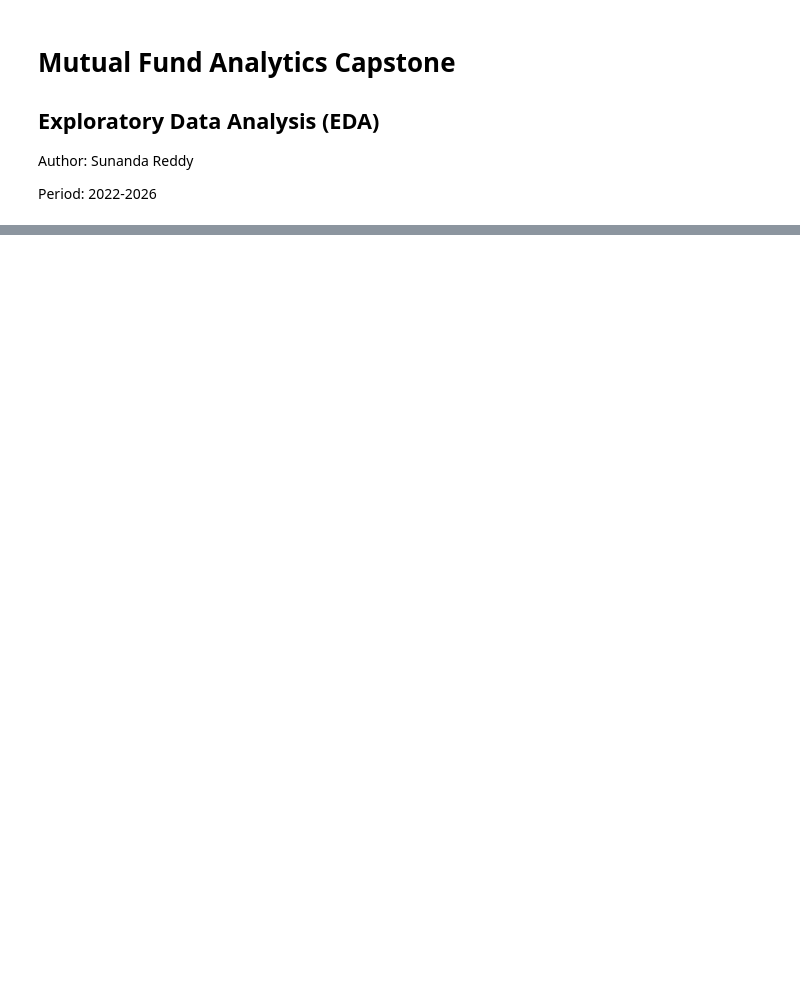
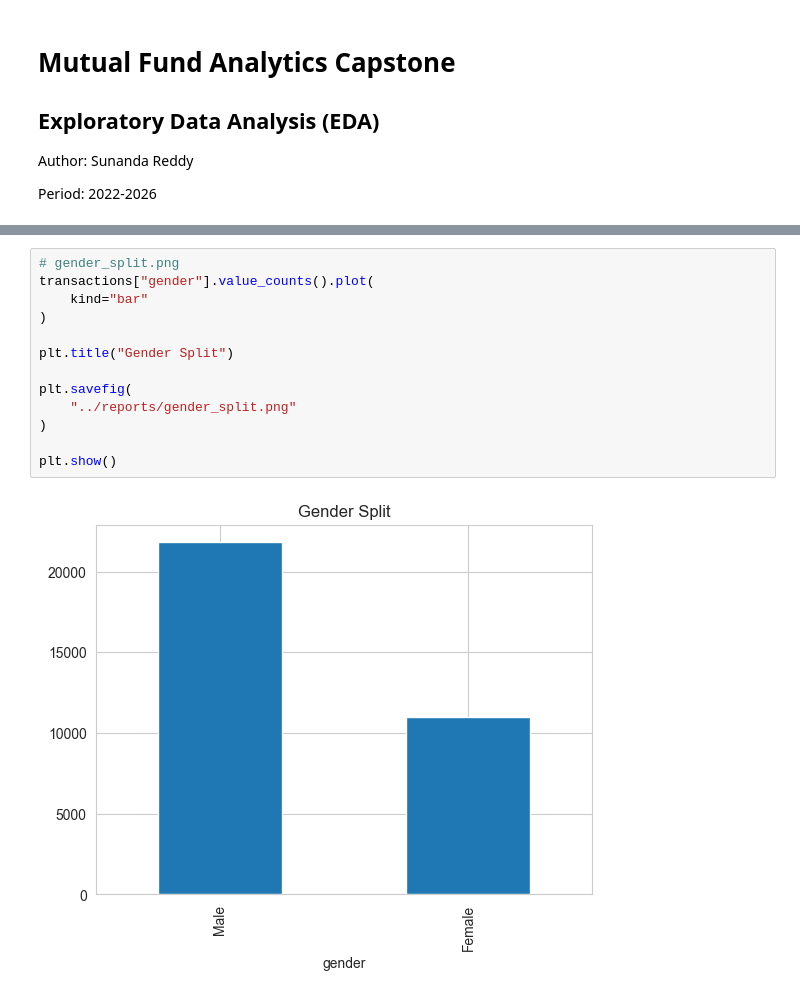
Before and after one commit to sagilisunandhaReddy/capstone_project, a Jupyter notebook: notebooks/03_eda_analysis.ipynb, the cells around one changed output, grey strips where cells are left out. Drawn from its saved outputs; the diff is of its cells as text; blank space fills up the shorter version.

```diff
--- a/notebooks/03_eda_analysis.ipynb
+++ b/notebooks/03_eda_analysis.ipynb
@@ -490,0 +181,15 @@ plt.show()
+# %%
+# gender_split.png
+transactions["gender"].value_counts().plot(
+    kind="bar"
+)
+
+plt.title("Gender Split")
+
+plt.savefig(
+    "../reports/gender_split.png"
+)
+
+plt.show()
+# %% [output]
+[figure, added]
```
Also changed, not shown: parts of 71 cells of this notebook, 34 other files.
